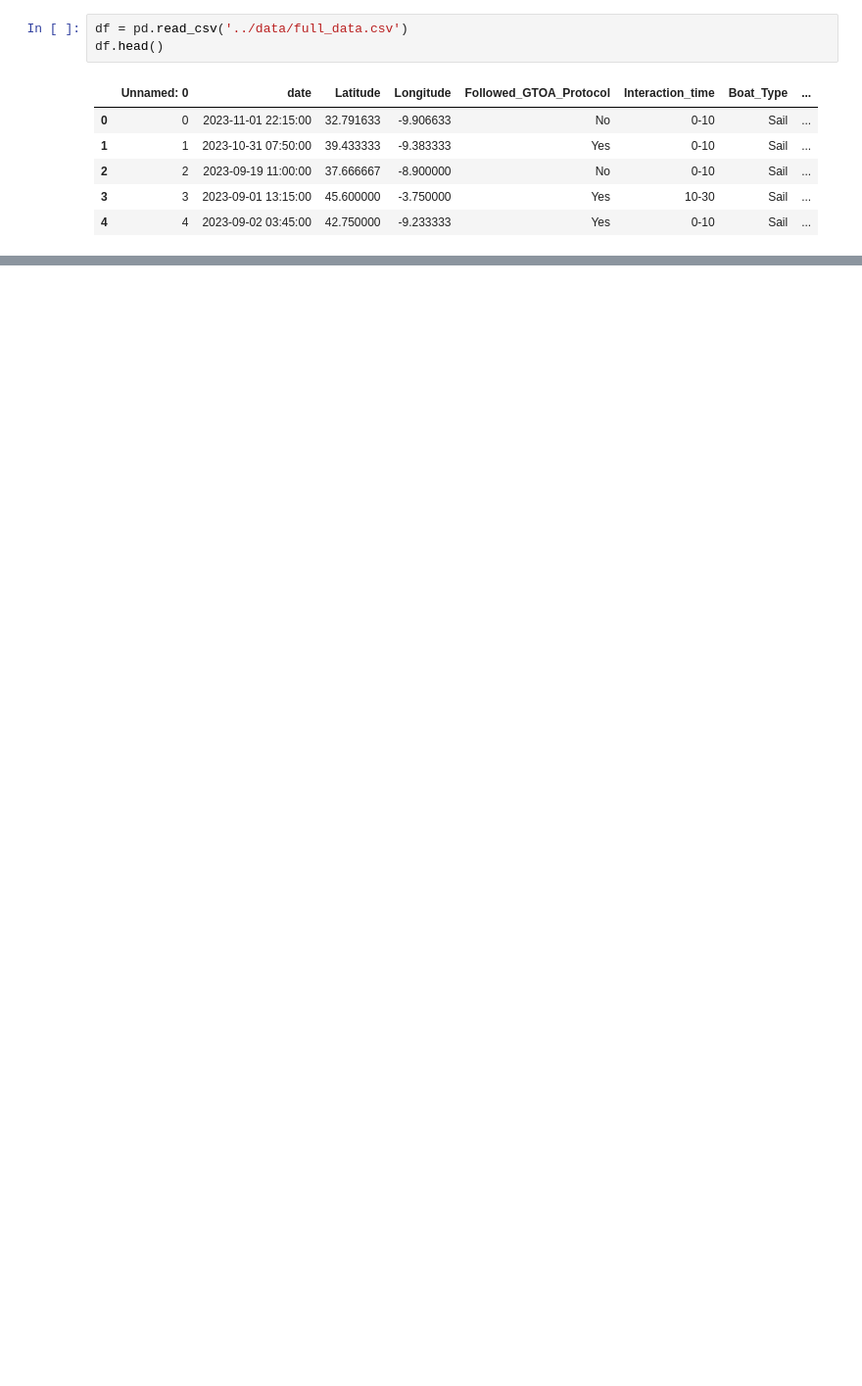
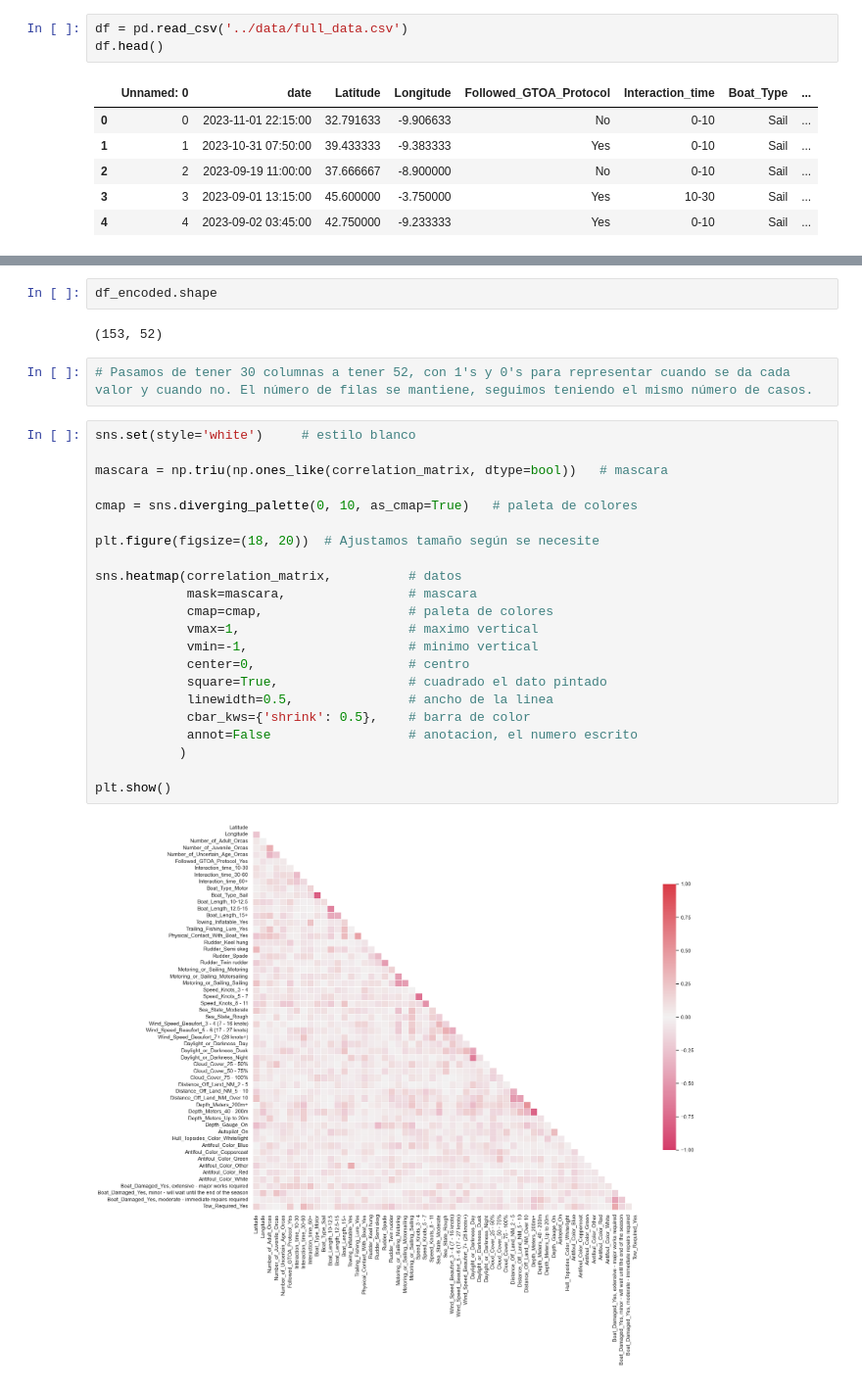
Before and after one commit to Jacobomb/Orca-interactions-in-the-Iberian-Peninsula, a Jupyter notebook: notebooks/5.DataModelEvaluation.ipynb, the cells around one changed output, grey strips where cells are left out. Shown at 98% size. Cells and saved outputs as stored; diff of their text form; blank space fills up the shorter version.

```diff
--- a/notebooks/5.DataModelEvaluation.ipynb
+++ b/notebooks/5.DataModelEvaluation.ipynb
@@ -25,0 +62,30 @@ Vamos a proceder a hacer el one hot encoding. Como se comenta previamente, ya qu
+# %%
+df_encoded.shape
+# %% [output]
+(153, 52)
+# %%
+# Pasamos de tener 30 columnas a tener 52, con 1's y 0's para representar cuando se da cada valor y cuando no. El número de filas se mantiene, seguimos teniendo el mismo número de casos.
+# %%
+sns.set(style='white')     # estilo blanco
+
+mascara = np.triu(np.ones_like(correlation_matrix, dtype=bool))   # mascara
+
+cmap = sns.diverging_palette(0, 10, as_cmap=True)   # paleta de colores
+
+plt.figure(figsize=(18, 20))  # Ajustamos tamaño según se necesite
+
+sns.heatmap(correlation_matrix,          # datos
+            mask=mascara,                # mascara
+            cmap=cmap,                   # paleta de colores
+            vmax=1,                      # maximo vertical
+            vmin=-1,                     # minimo vertical
+            center=0,                    # centro
+            square=True,                 # cuadrado el dato pintado
+            linewidth=0.5,               # ancho de la linea
+            cbar_kws={'shrink': 0.5},    # barra de color
+            annot=False                  # anotacion, el numero escrito
+           )
+
+plt.show()
+# %% [output]
+[figure, added]
```
Also changed, not shown: parts of 5 cells of this notebook.
